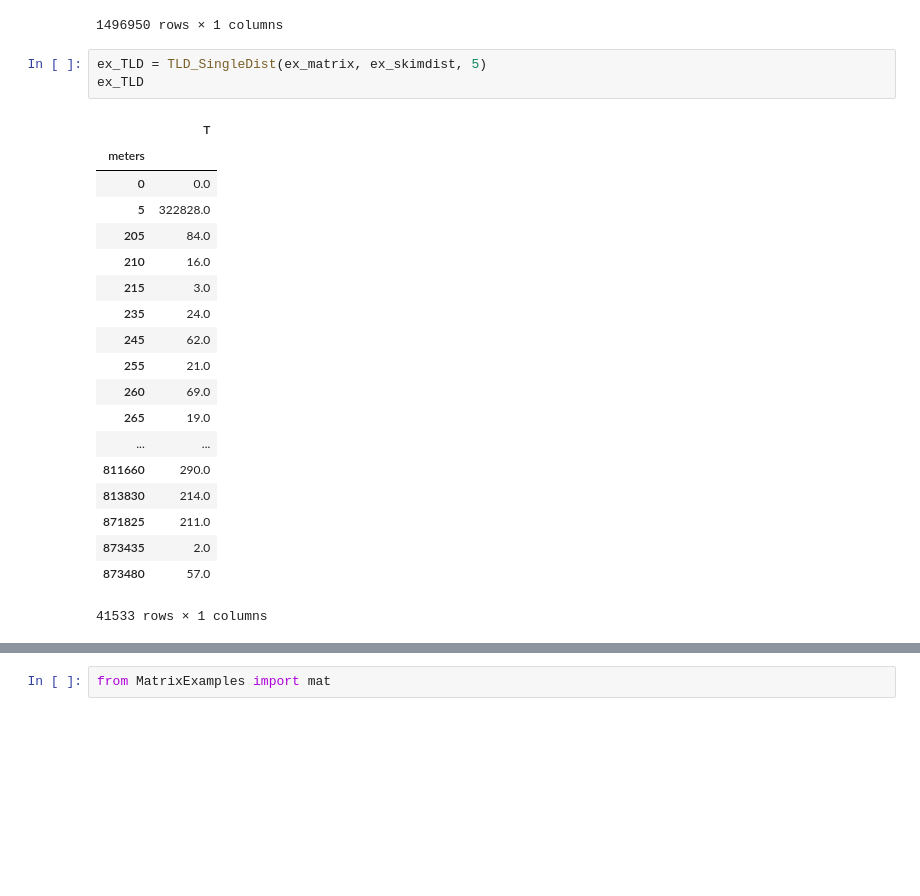
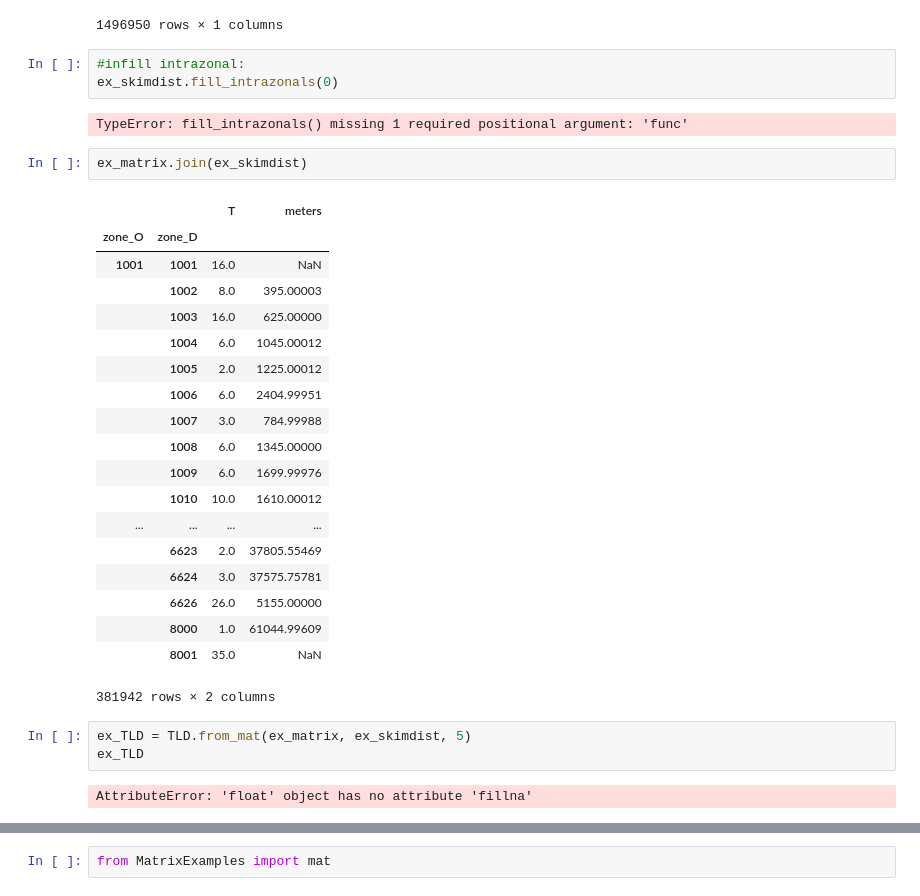
Before and after one commit to jabellcu/TPlanning_matrices, a Jupyter notebook: TLD.ipynb, the cells around one changed output, grey strips where cells are left out. Drawn from its saved outputs; the diff is of its cells as text; blank space fills up the shorter version.

```diff
--- a/TLD.ipynb
+++ b/TLD.ipynb
@@ -338,28 +339,37 @@ ex_skimdist
 |  | 6631 | 25420.94141 |
 |  | 8000 | 61044.99609 |
 1496950 rows × 1 columns
+# %%
+#infill intrazonal:
+ex_skimdist.fill_intrazonals(0)
+# %% [output]
+TypeError: fill_intrazonals() missing 1 required positional argument: 'func'
+# %%
+ex_matrix.join(ex_skimdist)
+# %% [output]
+|  |  | T | meters |
+| zone_O | zone_D |  |  |
+| 1001 | 1001 | 16.0 | NaN |
+|  | 1002 | 8.0 | 395.00003 |
+|  | 1003 | 16.0 | 625.00000 |
+|  | 1004 | 6.0 | 1045.00012 |
+|  | 1005 | 2.0 | 1225.00012 |
+|  | 1006 | 6.0 | 2404.99951 |
+|  | 1007 | 3.0 | 784.99988 |
+|  | 1008 | 6.0 | 1345.00000 |
+|  | 1009 | 6.0 | 1699.99976 |
+|  | 1010 | 10.0 | 1610.00012 |
+| ... | ... | ... | ... |
+|  | 6623 | 2.0 | 37805.55469 |
+|  | 6624 | 3.0 | 37575.75781 |
+|  | 6626 | 26.0 | 5155.00000 |
+|  | 8000 | 1.0 | 61044.99609 |
+|  | 8001 | 35.0 | NaN |
+381942 rows × 2 columns
 # %%
-ex_TLD = TLD_SingleDist(ex_matrix, ex_skimdist, 5)
+ex_TLD = TLD.from_mat(ex_matrix, ex_skimdist, 5)
 ex_TLD
 # %% [output]
-|  | T |
-| meters |  |
-| 0 | 0.0 |
-| 5 | 322828.0 |
-| 205 | 84.0 |
-| 210 | 16.0 |
-| 215 | 3.0 |
-| 235 | 24.0 |
-| 245 | 62.0 |
-| 255 | 21.0 |
-| 260 | 69.0 |
-| 265 | 19.0 |
-| ... | ... |
-| 811660 | 290.0 |
-| 813830 | 214.0 |
-| 871825 | 211.0 |
-| 873435 | 2.0 |
-| 873480 | 57.0 |
-41533 rows × 1 columns
+AttributeError: 'float' object has no attribute 'fillna'
 # %%
 ex_TLD.sum()
```
Also changed, not shown: parts of 2 cells of this notebook, 1 other file.
